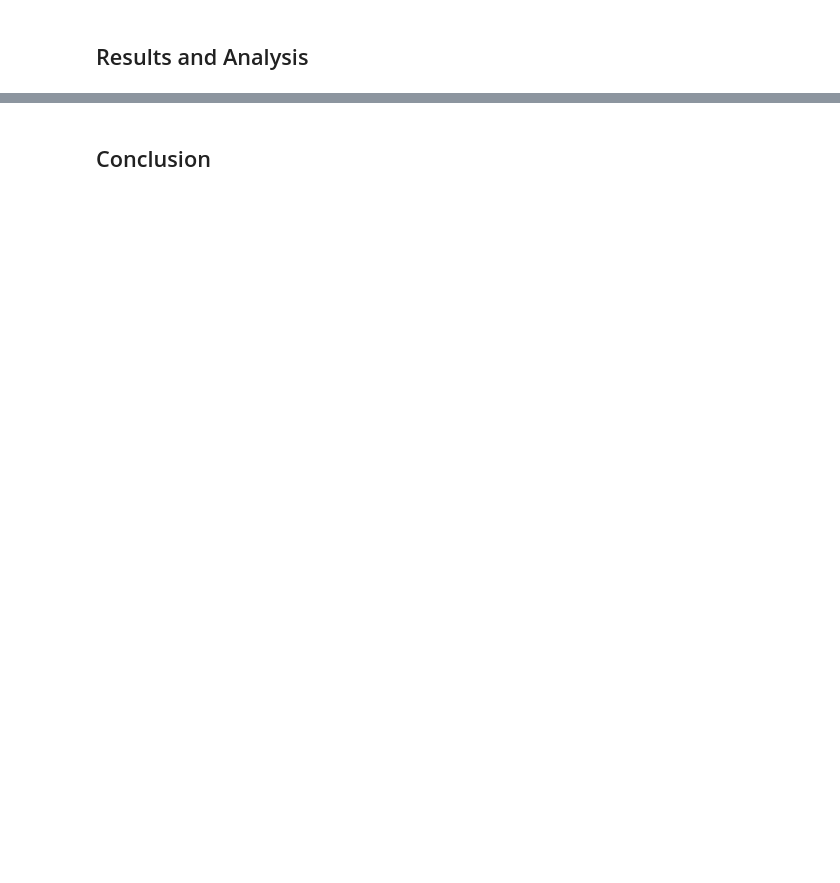
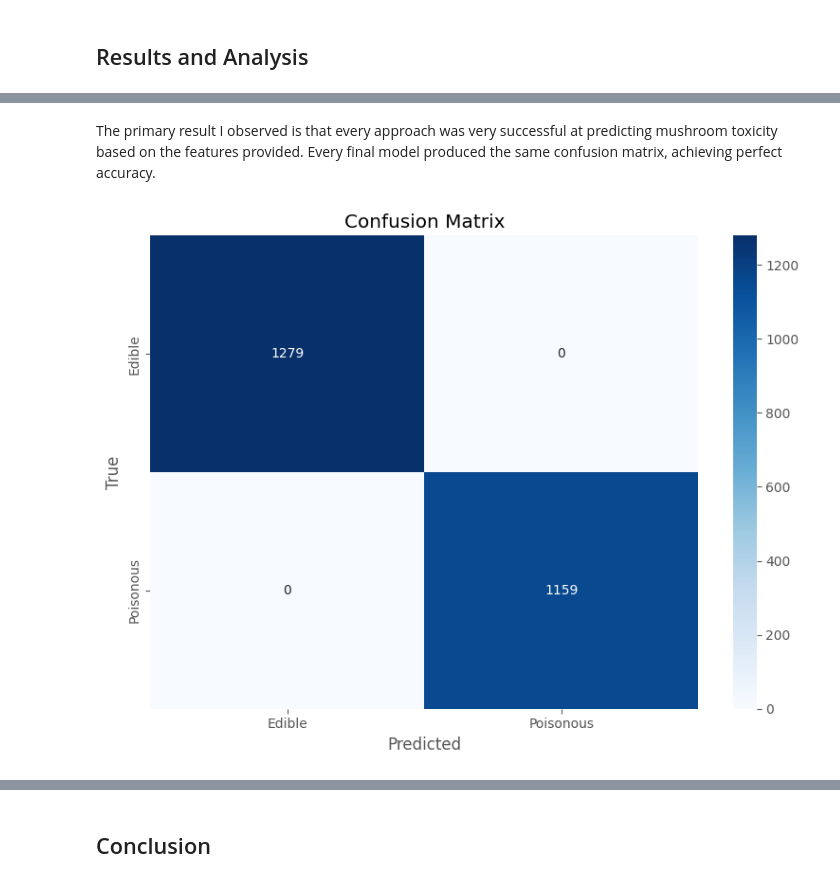
Before and after one commit to jollyjerr/mushroom_classification, a Jupyter notebook: project.ipynb, the cells around one changed output, grey strips where cells are left out. Drawn from its saved outputs; the diff is of its cells as text; code cells hidden in the pictures; blank space fills up the shorter version.

```diff
--- a/project.ipynb
+++ b/project.ipynb
@@ -223,0 +274,7 @@ print(significantly_associated)
+# %%
+x = data.drop('poisonous', axis=1)
+y = data['poisonous']
+
+x_train, x_test, y_train, y_test = train_test_split(
+    x, y, test_size=0.3, random_state=3
+)
@@ -341,0 +399,22 @@ weighted avg       1.00      1.00      1.00      2438
+# %%
+param_grid = {
+    'C': [0.1, 1, 10, 100],
+    'gamma': ['scale', 'auto', 0.01, 0.1],
+    'kernel': ['rbf', 'poly', 'sigmoid']
+}
+
+grid_search = GridSearchCV(
+    estimator=SVC(probability=True, random_state=3),
+    param_grid=param_grid,
+    n_jobs=-1
+)
+grid_search.fit(x_train, y_train)
+
+print(f"Best parameters: {grid_search.best_params_}")
+best_svm_model = grid_search.best_estimator_
+
+y_pred_best = best_svm_model.predict(x_test)
+y_prob_best = best_svm_model.predict_proba(x_test)[:, 1]
+print(f"Accuracy: {accuracy_score(y_test, y_pred_best):.4f}")
+print(f"ROC-AUC: {roc_auc_score(y_test, y_prob_best):.4f}")
+print(classification_report(y_test, y_pred_best))
@@ -349,0 +435,15 @@ ValueError: could not convert string to float: 'e'
+# %% [markdown]
+The primary result I observed is that every approach was very successful at predicting mushroom toxicity based on the features provided. Every final model produced the same confusion matrix, achieving perfect accuracy.
+# %%
+cm = confusion_matrix(y_test, y_pred_best)
+plt.figure(figsize=(8, 6))
+sns.heatmap(cm, annot=True, fmt='d', cmap='Blues',
+            xticklabels=['Edible', 'Poisonous'],
+            yticklabels=['Edible', 'Poisonous'])
+plt.xlabel('Predicted')
+plt.ylabel('True')
+plt.title('Confusion Matrix')
+plt.tight_layout()
+plt.show()
+# %% [output]
+[figure, added]
```
Also changed, not shown: parts of 43 cells of this notebook, 1 other file.
